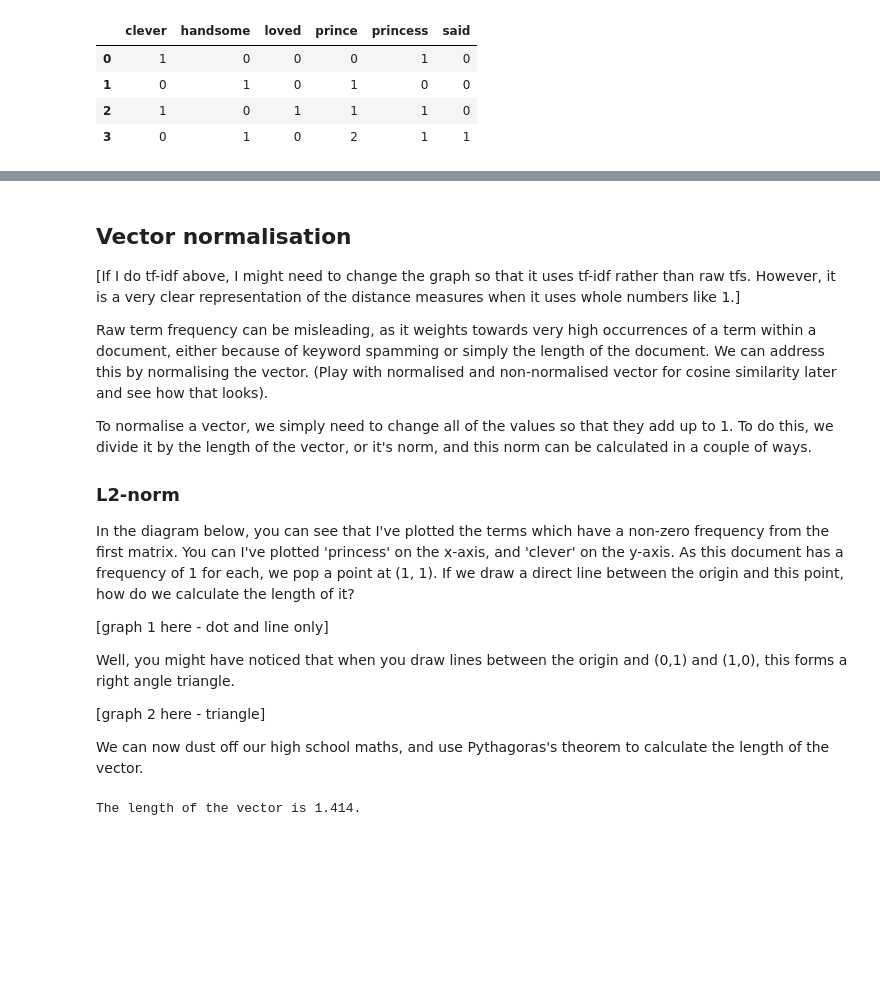
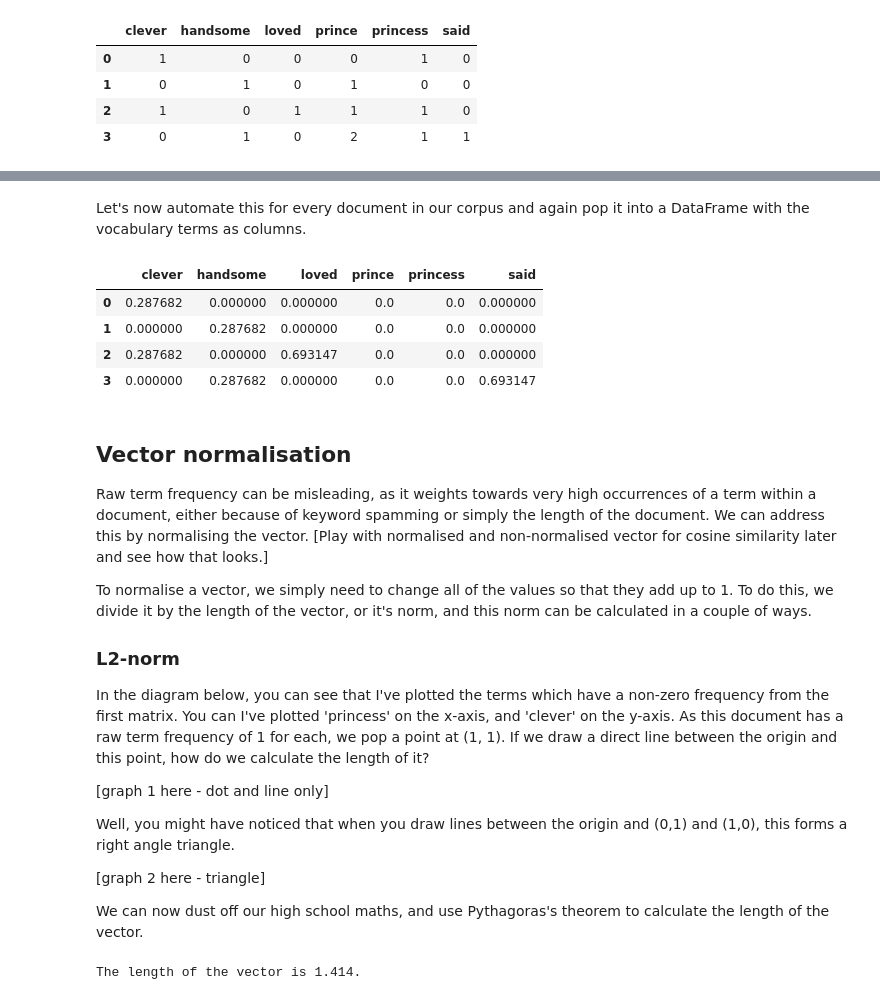
Before and after one commit to t-redactyl/text-cleaning, a Jupyter notebook: 03 Document similarity/Cosine similarity.ipynb, the cells around one changed output, grey strips where cells are left out. Saved outputs shown, nothing was run; the diff lists cells and outputs as text; code cells hidden in the pictures; blank space fills up the shorter version.

```diff
--- a/03 Document similarity/Cosine similarity.ipynb
+++ b/03 Document similarity/Cosine similarity.ipynb
@@ -252,0 +261,20 @@ Talk about tf-idf here.
+# %%
+# Create function to clean up the string and strip out punctuation and case
+def split_docs(document):
+    doc = document.lower().translate(None, string.punctuation).split()
+    return doc
+
+# Calculate total number of documents in corpus
+total_docs = len(documents)
+
+# Calculate 1 + document frequency for each term in our vocabulary
+term_dfs = [1.0 + len([count for count in [split_docs(tale).count(term) for tale in documents]
+                       if count != 0]) for term in index_vocabulary.values()]
+
+# Calculate each idf
+idfs = [math.log(y) for y in [total_docs / x for x in term_dfs]]
+
+# Print idfs with
+df = DataFrame(idfs).T
+df.columns = index_vocabulary.values()
+df
@@ -253,14 +309,23 @@ Talk about tf-idf here.
+# %% [markdown]
+Let's now automate this for every document in our corpus and again pop it into a DataFrame with the vocabulary terms as columns.
+# %%
+tf_idfs = [y * idfs for y in tf_matrix]
+DataFrame(tf_idfs, columns = index_vocabulary.values())
+# %% [output]
+|  | clever | handsome | loved | prince | princess | said |
+| 0 | 0.287682 | 0.000000 | 0.000000 | 0.0 | 0.0 | 0.000000 |
+| 1 | 0.000000 | 0.287682 | 0.000000 | 0.0 | 0.0 | 0.000000 |
+| 2 | 0.287682 | 0.000000 | 0.693147 | 0.0 | 0.0 | 0.000000 |
+| 3 | 0.000000 | 0.287682 | 0.000000 | 0.0 | 0.0 | 0.693147 |
 # %% [markdown]
 ## Vector normalisation
 
-[If I do tf-idf above, I might need to change the graph so that it uses tf-idf rather than raw tfs. However, it is a very clear representation of the distance measures when it uses whole numbers like 1.]
-
-Raw term frequency can be misleading, as it weights towards very high occurrences of a term within a document, either because of keyword spamming or simply the length of the document. We can address this by normalising the vector. (Play with normalised and non-normalised vector for cosine similarity later and see how that looks).
+Raw term frequency can be misleading, as it weights towards very high occurrences of a term within a document, either because of keyword spamming or simply the length of the document. We can address this by normalising the vector. [Play with normalised and non-normalised vector for cosine similarity later and see how that looks.]
 
 To normalise a vector, we simply need to change all of the values so that they add up to 1. To do this, we divide it by the length of the vector, or it's norm, and this norm can be calculated in a couple of ways.
 
 ### L2-norm
-In the diagram below, you can see that I've plotted the terms which have a non-zero frequency from the first matrix. You can I've plotted 'princess' on the x-axis, and 'clever' on the y-axis. As this document has a frequency of 1 for each, we pop a point at (1, 1). If we draw a direct line between the origin and this point, how do we calculate the length of it?
+In the diagram below, you can see that I've plotted the terms which have a non-zero frequency from the first matrix. You can I've plotted 'princess' on the x-axis, and 'clever' on the y-axis. As this document has a raw term frequency of 1 for each, we pop a point at (1, 1). If we draw a direct line between the origin and this point, how do we calculate the length of it?
 
 [graph 1 here - dot and line only]
 
```
Also changed, not shown: parts of 16 cells of this notebook.
